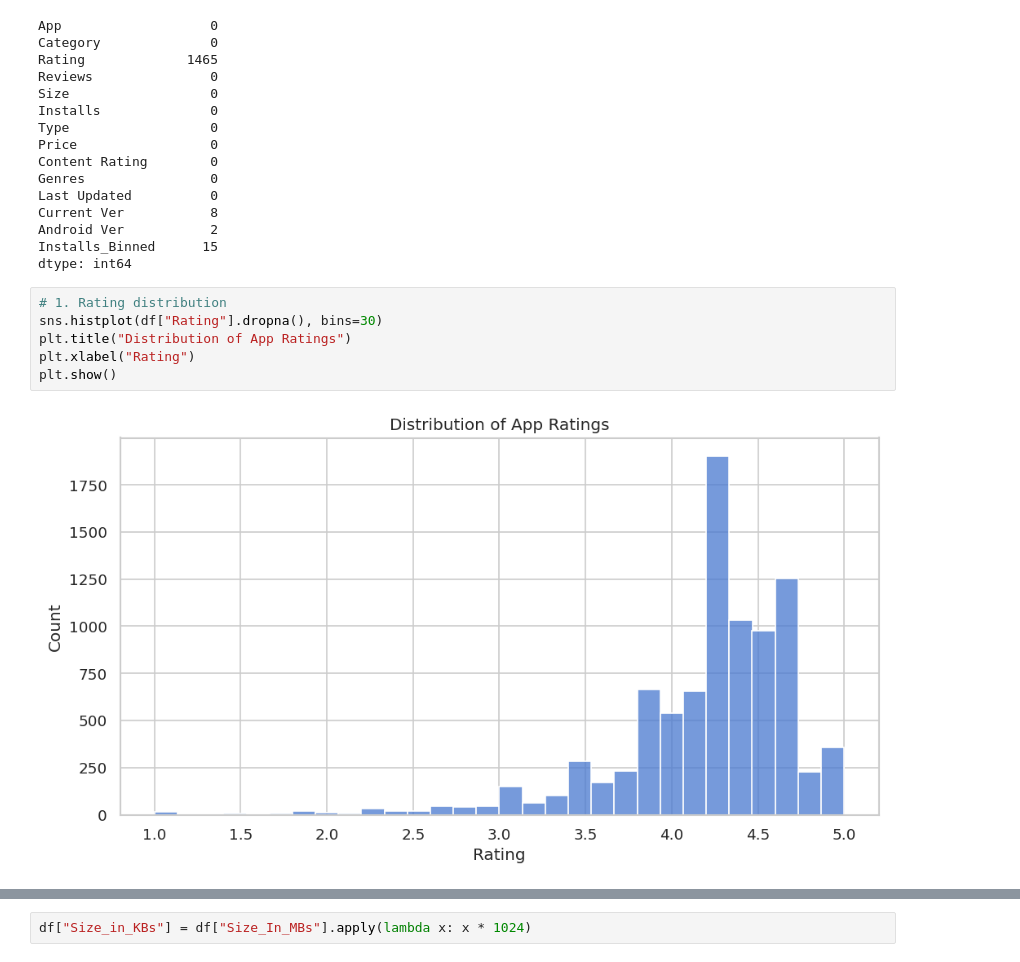
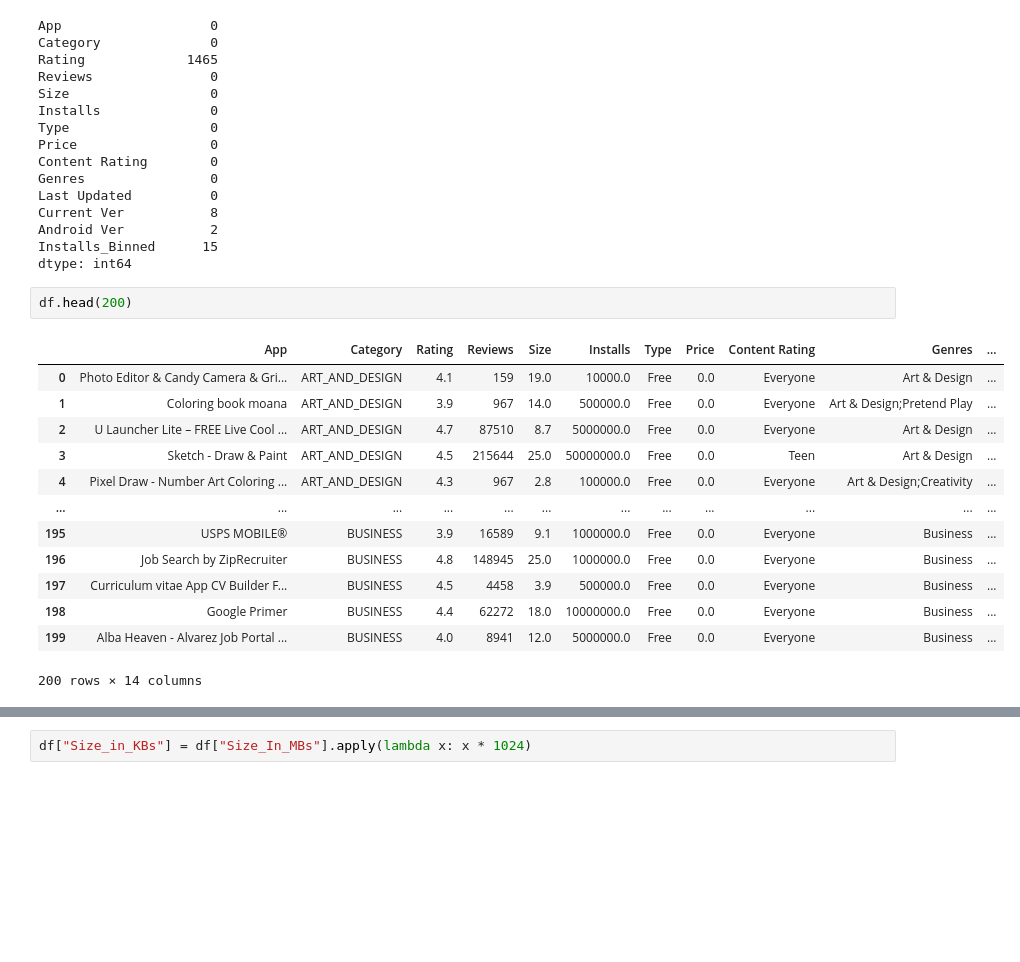
Before and after one commit to waseem-development/AI-NAVTTC, a Jupyter notebook: python/pandas/EDA/Google Play Store Apps Data/main.ipynb, the cells around one changed output, grey strips where cells are left out. Cells and saved outputs as stored; diff of their text form; blank space fills up the shorter version.

```diff
--- a/python/pandas/EDA/Google Play Store Apps Data/main.ipynb
+++ b/python/pandas/EDA/Google Play Store Apps Data/main.ipynb
@@ -624,10 +569,18 @@ Android Ver           2
 Installs_Binned      15
 dtype: int64
 # %%
-# 1. Rating distribution
-sns.histplot(df["Rating"].dropna(), bins=30)
-plt.title("Distribution of App Ratings")
-plt.xlabel("Rating")
-plt.show()
+df.head(200)
 # %% [output]
-[figure, removed]
+|  | App | Category | Rating | Reviews | Size | Installs | Type | Price | Content Rating | Genres | ... |
+| 0 | Photo Editor & Candy Camera & Gri... | ART_AND_DESIGN | 4.1 | 159 | 19.0 | 10000.0 | Free | 0.0 | Everyone | Art & Design | ... |
+| 1 | Coloring book moana | ART_AND_DESIGN | 3.9 | 967 | 14.0 | 500000.0 | Free | 0.0 | Everyone | Art & Design;Pretend Play | ... |
+| 2 | U Launcher Lite – FREE Live Cool ... | ART_AND_DESIGN | 4.7 | 87510 | 8.7 | 5000000.0 | Free | 0.0 | Everyone | Art & Design | ... |
+| 3 | Sketch - Draw & Paint | ART_AND_DESIGN | 4.5 | 215644 | 25.0 | 50000000.0 | Free | 0.0 | Teen | Art & Design | ... |
+| 4 | Pixel Draw - Number Art Coloring ... | ART_AND_DESIGN | 4.3 | 967 | 2.8 | 100000.0 | Free | 0.0 | Everyone | Art & Design;Creativity | ... |
+| ... | ... | ... | ... | ... | ... | ... | ... | ... | ... | ... | ... |
+| 195 | USPS MOBILE® | BUSINESS | 3.9 | 16589 | 9.1 | 1000000.0 | Free | 0.0 | Everyone | Business | ... |
+| 196 | Job Search by ZipRecruiter | BUSINESS | 4.8 | 148945 | 25.0 | 1000000.0 | Free | 0.0 | Everyone | Business | ... |
+| 197 | Curriculum vitae App CV Builder F... | BUSINESS | 4.5 | 4458 | 3.9 | 500000.0 | Free | 0.0 | Everyone | Business | ... |
+| 198 | Google Primer | BUSINESS | 4.4 | 62272 | 18.0 | 10000000.0 | Free | 0.0 | Everyone | Business | ... |
+| 199 | Alba Heaven - Alvarez Job Portal ... | BUSINESS | 4.0 | 8941 | 12.0 | 5000000.0 | Free | 0.0 | Everyone | Business | ... |
+200 rows × 14 columns
```
Also changed, not shown: parts of 39 cells of this notebook, 1 other file.
